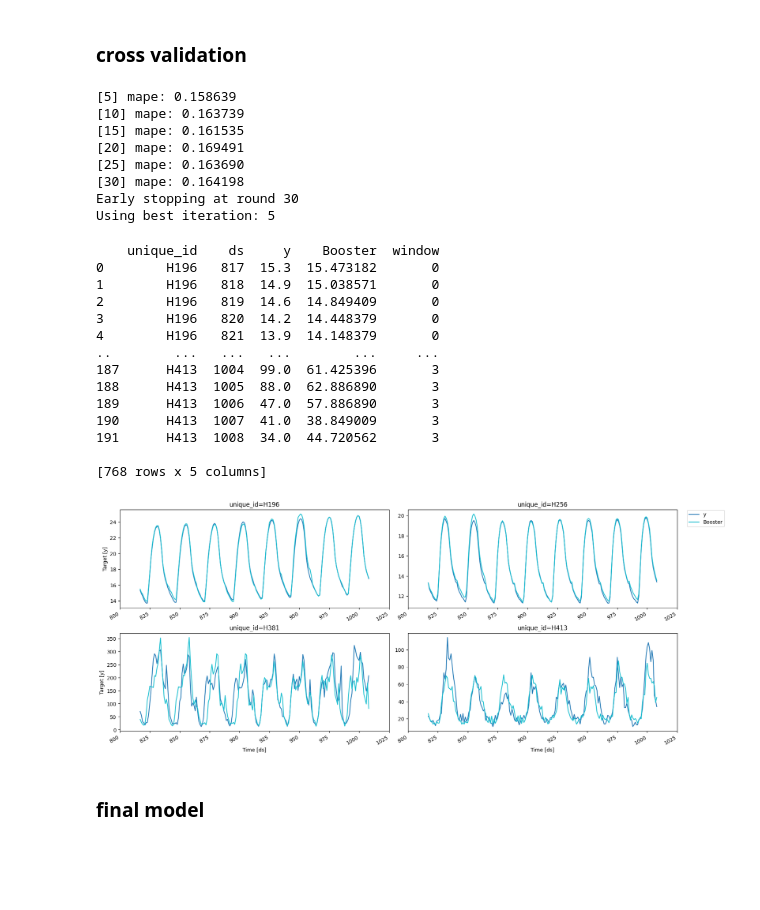
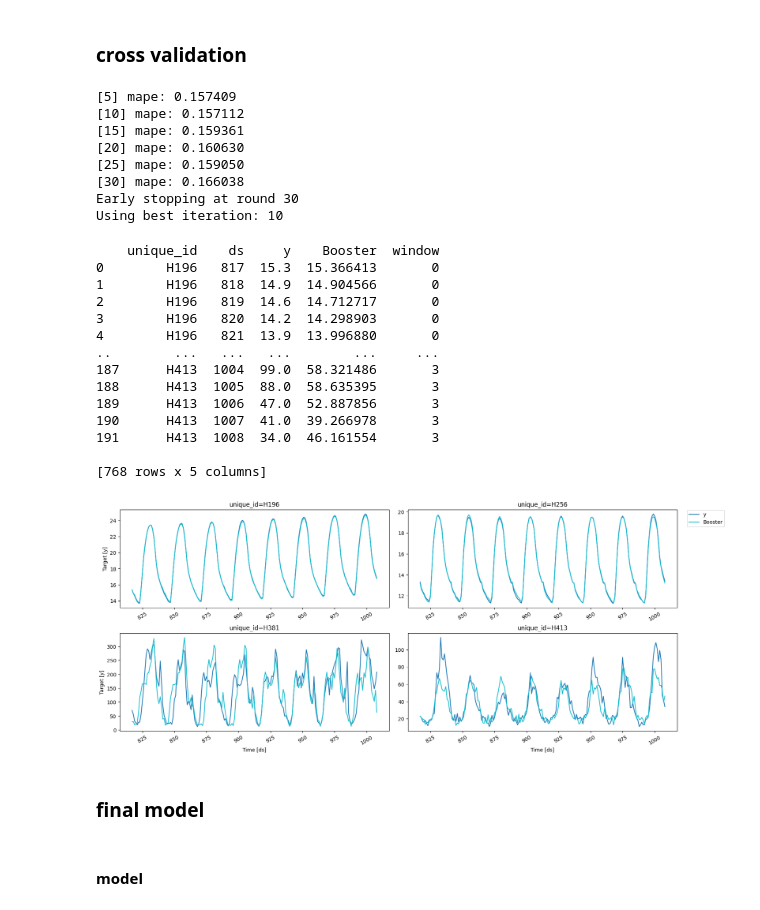
Before and after one commit to wangzhefeng/tsproj, a Jupyter notebook: models_ml/ml_forecast/mlforecast_end2end.ipynb, the cells around one changed output. Drawn from its saved outputs; the diff is of its cells as text; code cells hidden in the pictures; blank space fills up the shorter version.

```diff
--- a/models_ml/ml_forecast/mlforecast_end2end.ipynb
+++ b/models_ml/ml_forecast/mlforecast_end2end.ipynb
@@ -481,6 +488,16 @@ dtype: float64
 # %% [markdown]
 ### example 2
 # %%
+# date feature
+def hour_index(times):
+    return times % 24
+
+# lgb params
+lgb_params = {
+    "verbosity": -1,
+    "num_leaves": 512,
+}
+
 # 方法尝试: lag_transforms: ExponentiallyWeightedMean
 fcst = MLForecast(
     models = lgb.LGBMRegressor(**lgb_params),
@@ -492,10 +509,11 @@ fcst = MLForecast(
     },
     date_features = [hour_index],
 )
+# cross validation
 cv_result2 = fcst.cross_validation(
     df,
     n_windows = 4,
     h = 48,
 )
-evaluate_cv(cv_result2).mean()
+cv_result2
 # %% [output]
@@ -519,7 +577,10 @@ lgb_params = {
 # cross validation
 cv = LightGBMCV(
     freq = 1,
-    target_transforms = [Differences([24])],
+    target_transforms = [
+        Differences([24]),
+        LocalStandardScaler(),
+    ],
     lags = [1, 24],
     lag_transforms = {
         1: [ExpandingMean()],
@@ -538,39 +599,42 @@ cv_hist = cv.fit(
     compute_cv_preds = True,
 )
 # %% [output]
-[5] mape: 0.158639
-[10] mape: 0.163739
-[15] mape: 0.161535
-[20] mape: 0.169491
-[25] mape: 0.163690
-[30] mape: 0.164198
+[5] mape: 0.157409
+[10] mape: 0.157112
+[15] mape: 0.159361
+[20] mape: 0.160630
+[25] mape: 0.159050
+[30] mape: 0.166038
 Early stopping at round 30
-Using best iteration: 5
+Using best iteration: 10
 # %%
 # out-of-fold predictions using the best iteration
-print(cv.cv_preds_)
+preds = cv.cv_preds_
+print(preds)
 # %% [output]
     unique_id    ds     y    Booster  window
-0        H196   817  15.3  15.473182       0
-1        H196   818  14.9  15.038571       0
-2        H196   819  14.6  14.849409       0
-3        H196   820  14.2  14.448379       0
-4        H196   821  13.9  14.148379       0
+0        H196   817  15.3  15.366413       0
+1        H196   818  14.9  14.904566       0
+2        H196   819  14.6  14.712717       0
+3        H196   820  14.2  14.298903       0
+4        H196   821  13.9  13.996880       0
 ..        ...   ...   ...        ...     ...
-187      H413  1004  99.0  61.425396       3
-188      H413  1005  88.0  62.886890       3
-189      H413  1006  47.0  57.886890       3
-190      H413  1007  41.0  38.849009       3
-191      H413  1008  34.0  44.720562       3
+187      H413  1004  99.0  58.321486       3
+188      H413  1005  88.0  58.635395       3
+189      H413  1006  47.0  52.887856       3
+190      H413  1007  41.0  39.266978       3
+191      H413  1008  34.0  46.161554       3
 
 [768 rows x 5 columns]
 # %%
-fig = plot_series(forecasts_df = cv.cv_preds_.drop(columns = "window"))
+fig = plot_series(forecasts_df = preds.drop(columns = "window"))
 fig
 # %% [output]
-[figure, old version]
+[figure, new version]
 # %% [markdown]
 ### final model
+# %% [markdown]
+#### model
 # %%
 # final model
 final_fcst = MLForecast.from_cv(cv)
```
Also changed, not shown: parts of 25 cells of this notebook, 5 other files.
